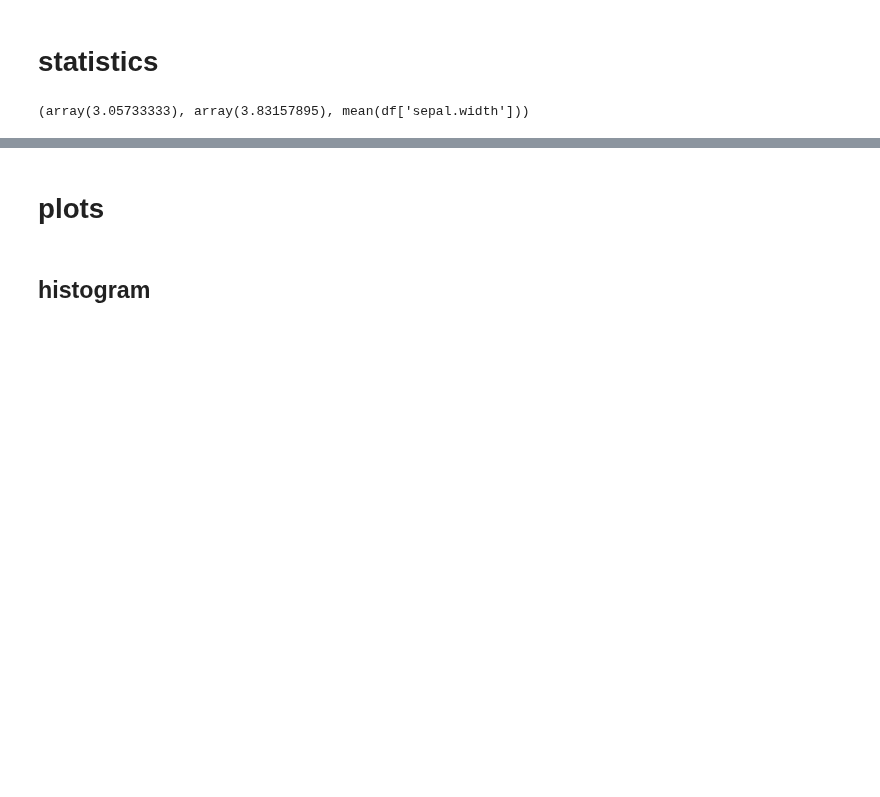
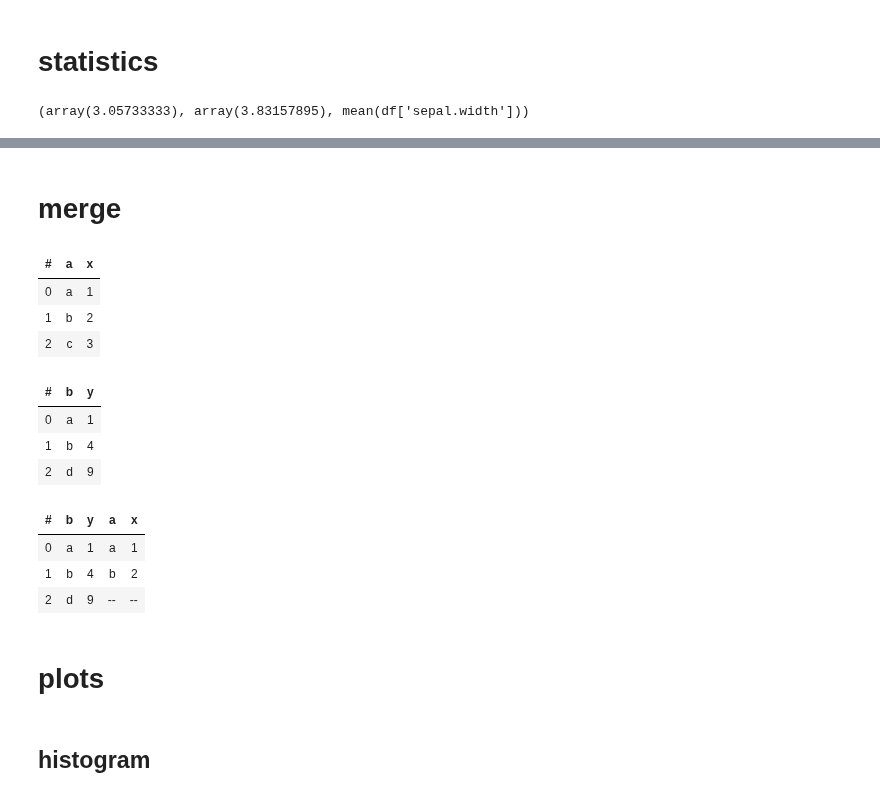
Before and after one commit to jmquintana79/utilsDS, a Jupyter notebook: notebooks/MLOPS/bigdata/review-vaex.ipynb, the cells around one changed output, grey strips where cells are left out. Drawn from its saved outputs; the diff is of its cells as text; code cells hidden in the pictures; blank space fills up the shorter version.

Commit message:
Add last interesting features for vaex

```diff
--- a/notebooks/MLOPS/bigdata/review-vaex.ipynb
+++ b/notebooks/MLOPS/bigdata/review-vaex.ipynb
@@ -324,3 +373,32 @@ df.mean(df["sepal.width"]), df.mean(df["sepal.width"], selection=True)
+# %% [markdown]
+# merge
+# %%
+a = np.array(['a', 'b', 'c'])
+x = np.arange(1,4)
+df1 = vaex.from_arrays(a=a, x=x)
+df1.head()
+# %% [output]
+| # | a | x |
+| 0 | a | 1 |
+| 1 | b | 2 |
+| 2 | c | 3 |
+# %%
+b = np.array(['a', 'b', 'd'])
+y = x**2
+df2 = vaex.from_arrays(b=b, y=y)
+df2.head()
+# %% [output]
+| # | b | y |
+| 0 | a | 1 |
+| 1 | b | 4 |
+| 2 | d | 9 |
+# %%
+df1.join(df2, left_on='a', right_on='b', how='right')
+# %% [output]
+| # | b | y | a | x |
+| 0 | a | 1 | a | 1 |
+| 1 | b | 4 | b | 2 |
+| 2 | d | 9 | -- | -- |
 # %% [markdown]
 # plots
 # %% [markdown]
```
Also changed, not shown: parts of 19 cells of this notebook.
